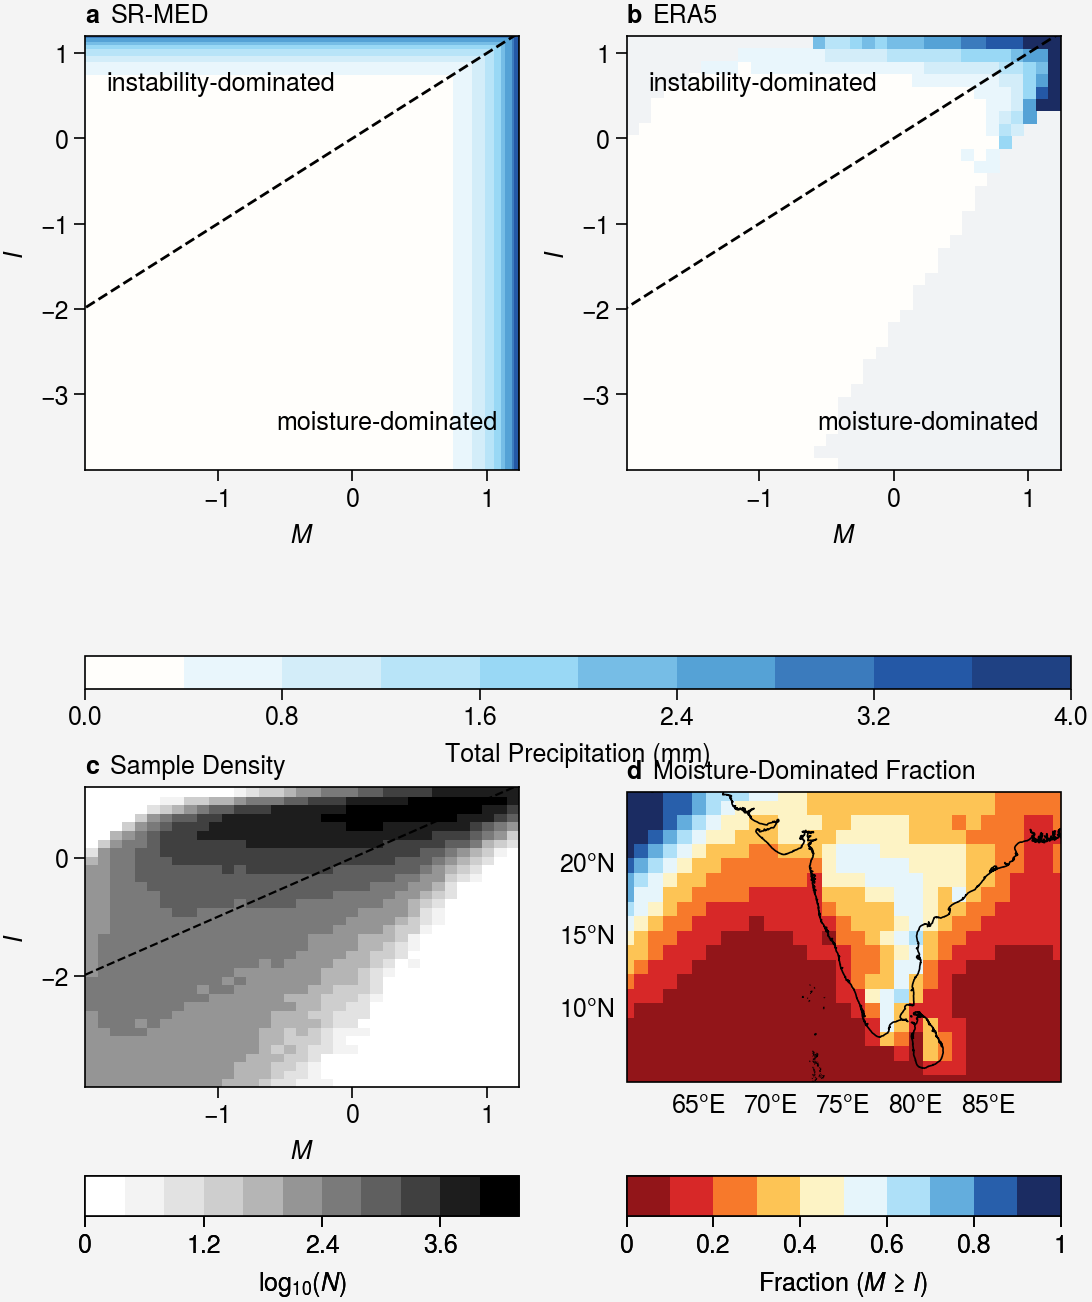
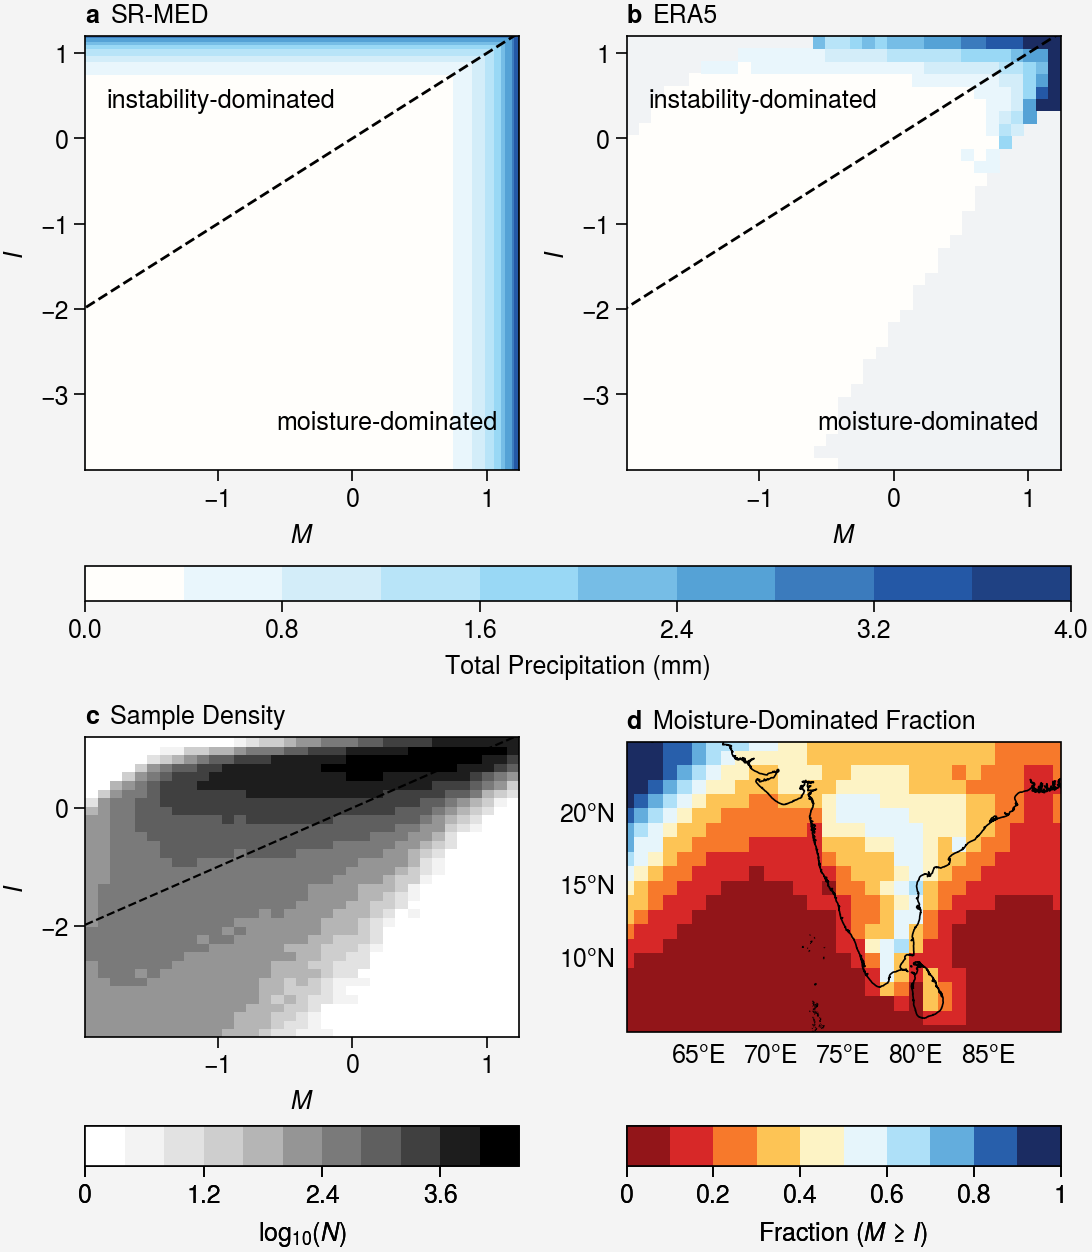
Code edit (unified diff) that turned the first committed figure into the second:
--- before
+++ after
@@ -35,30 +35,24 @@
     kw = dict(cmap='ColdHot_r',cmap_kw={'left':0.5},vmin=0,vmax=4,levels=10,extend='max')
     kwmap = dict(coast=True,lonlim=lonlim,lonlines=5,lonlabels='b',latlim=latlim,latlines=[10,15,20],latlabels='l',grid=False)
-    fig,axs = pplt.subplots([[1,2],[3,4]],figwidth=5.5,proj={4:'cyl'},share=False,hspace=10)
-
+    fig,axs = pplt.subplots([[1,2],[3,4]],figwidth=5.5,proj={4:'cyl'},share=False,hspace=8)
     m0 = axs[0].pcolormesh(np.linspace(Mlo,Mhi,NG),np.linspace(Ilo,Ihi,NG),Pgrid,**kw)
     axs[0].plot([axlo,axhi],[axlo,axhi],'k--',lw=1)
     axs[0].text(Mhi-0.05*(Mhi-Mlo),Ilo+0.08*(Ihi-Ilo),'moisture-dominated',ha='right',va='bottom')
-    axs[0].text(Mlo+0.05*(Mhi-Mlo),Ihi-0.08*(Ihi-Ilo),'instability-dominated',ha='left',va='top')
+    axs[0].text(Mlo+0.05*(Mhi-Mlo),Ihi-0.12*(Ihi-Ilo),'instability-dominated',ha='left',va='top')
     axs[0].format(xlabel=xlabelM,ylabel=ylabelI,title='SR-MED',xlim=(Mlo,Mhi),ylim=(Ilo,Ihi))
-
     m1 = axs[1].pcolormesh(xcen,ycen,obsbin,**kw)
     axs[1].plot([axlo,axhi],[axlo,axhi],'k--',lw=1)
     axs[1].text(Mhi-0.05*(Mhi-Mlo),Ilo+0.08*(Ihi-Ilo),'moisture-dominated',ha='right',va='bottom')
-    axs[1].text(Mlo+0.05*(Mhi-Mlo),Ihi-0.08*(Ihi-Ilo),'instability-dominated',ha='left',va='top')
+    axs[1].text(Mlo+0.05*(Mhi-Mlo),Ihi-0.12*(Ihi-Ilo),'instability-dominated',ha='left',va='top')
     axs[1].format(xlabel=xlabelM,ylabel=ylabelI,title='ERA5',xlim=(Mlo,Mhi),ylim=(Ilo,Ihi),facecolor='gray1')
-
     m2 = axs[2].pcolormesh(xcen,ycen,density,cmap='Grays',vmin=0)
     axs[2].plot([axlo,axhi],[axlo,axhi],'k--',lw=0.8)
     axs[2].format(xlabel=xlabelM,ylabel=ylabelI,title='Sample Density',xlim=(Mlo,Mhi),ylim=(Ilo,Ihi),aspect=c_asp)
     axs[2].colorbar(m2,loc='b',label=r'log$_{10}$($\mathit{N}$)')
-
     m3 = axs[3].pcolormesh(lons,lats,fracmoist2d,cmap='ColdHot_r',vmin=0,vmax=1)
     axs[3].format(title='Moisture-Dominated Fraction',**kwmap)
     axs[3].colorbar(m3,loc='b',ticks=0.2,label=r'Fraction ($\mathit{M}$ ≥ $\mathit{I}$)')
-
     fig.format(abc=True,titleloc='l')
     fig.canvas.draw()
-
     fig_h  = fig.get_figheight()
     left   = min(axs[0].get_position().x0,axs[1].get_position().x0)
@@ -69,9 +63,7 @@
     cbar_h     = 0.18 / fig.get_figheight()
     cbar_y     = top_bottomrow + 0.5 * gap
-
     cax = fig.add_axes([left, cbar_y, right-left, cbar_h])
     cb  = fig.colorbar(m0,cax=cax,orientation='horizontal',label='Total Precipitation (mm)')
     cb.ax.tick_params(labelsize=9)
-
     pplt.show()
     fig.save('../figs/fig_4.jpg')

Commit: SR-MED done